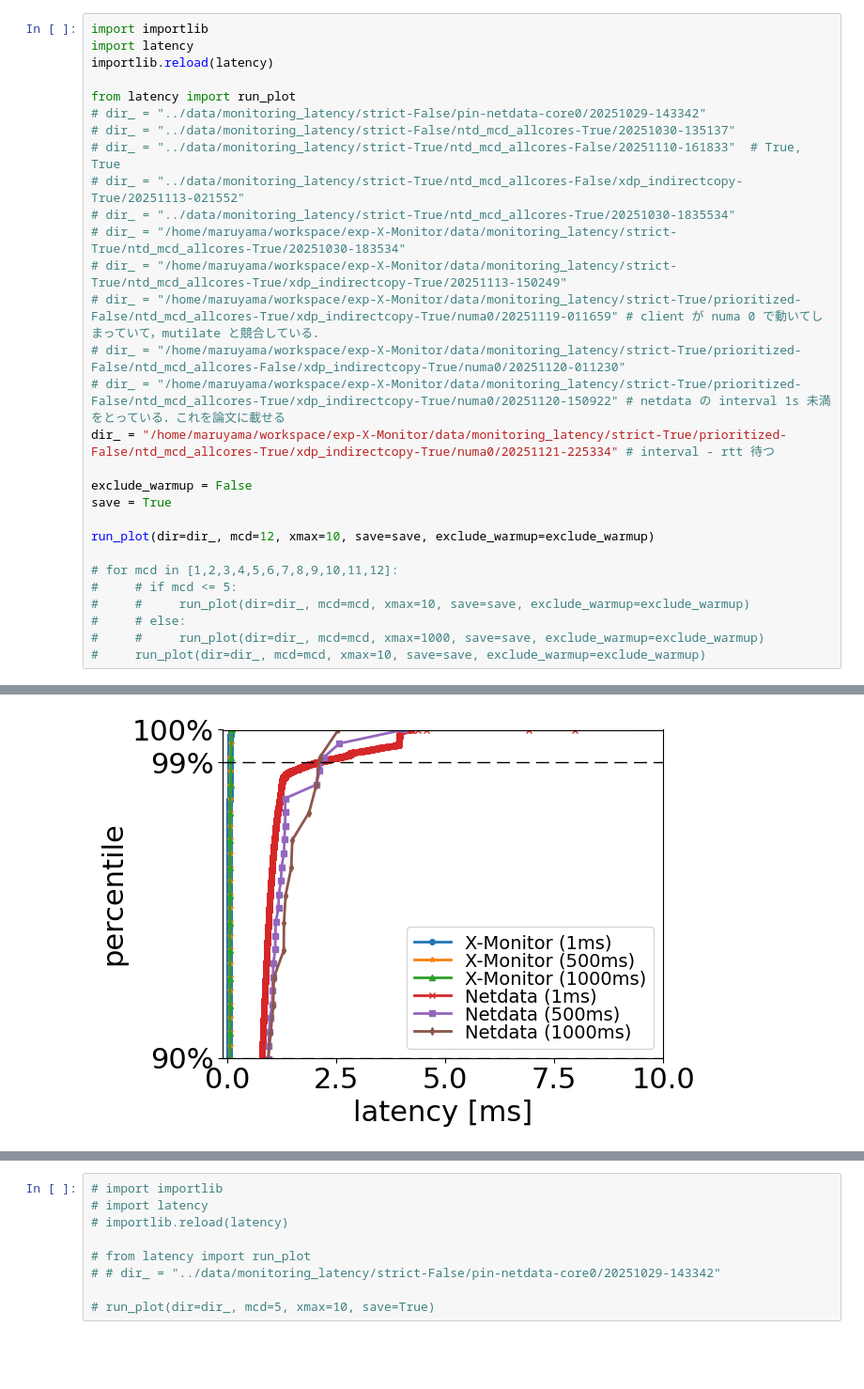
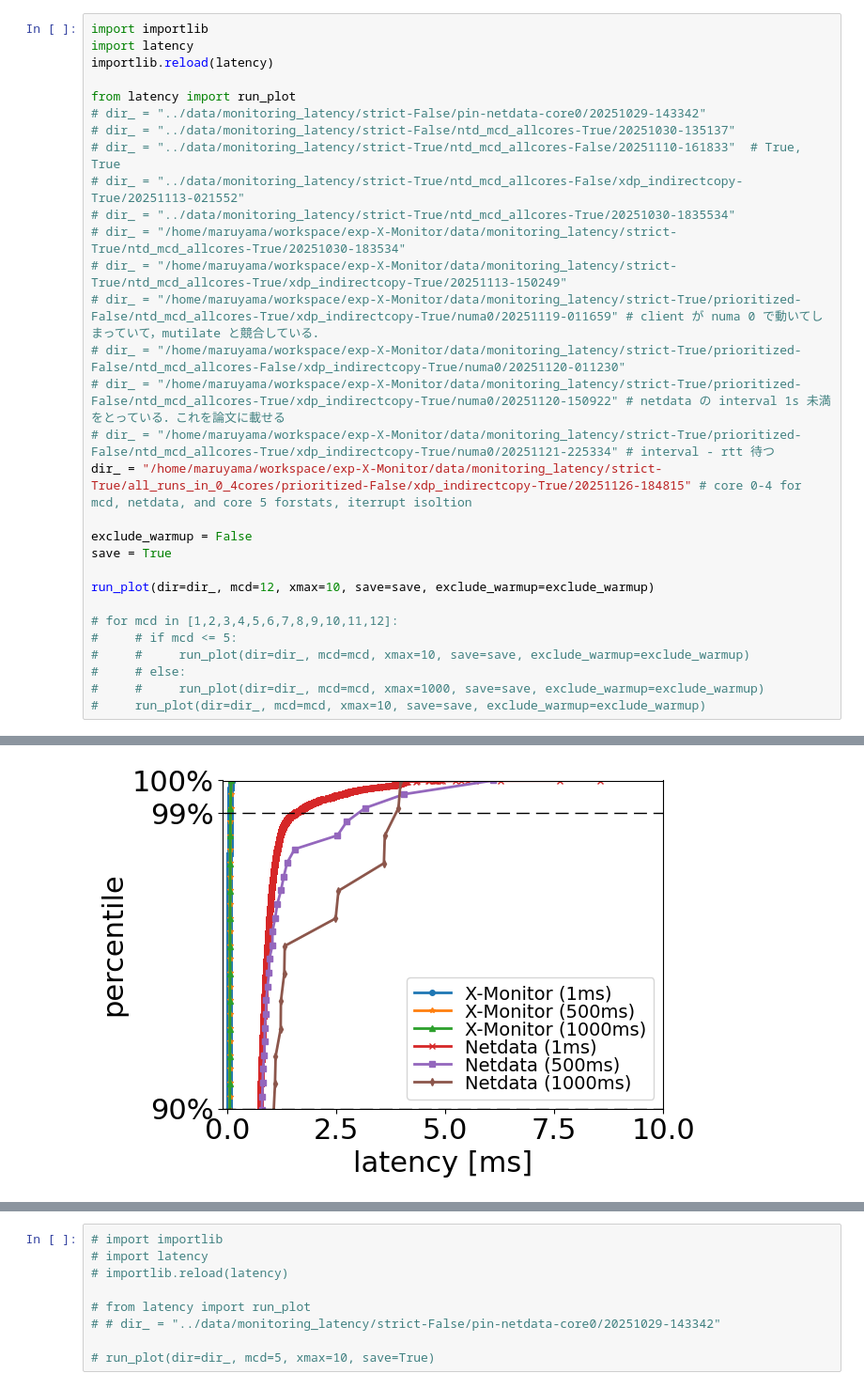
Before and after one commit to yukimaruyama2023/exp-X-Monitor, a Jupyter notebook: graph/latency.ipynb, the cells around one changed output, grey strips where cells are left out. Shown at 94% size. Drawn from its saved outputs; the diff is of its cells as text; blank space fills up the shorter version.

Commit message:
[Graph update]

```diff
--- a/graph/latency.ipynb
+++ b/graph/latency.ipynb
@@ -22,7 +19,8 @@ from latency import run_plot
 # dir_ = "/home/maruyama/workspace/exp-X-Monitor/data/monitoring_latency/strict-True/prioritized-False/ntd_mcd_allcores-True/xdp_indirectcopy-True/numa0/20251119-011659" # client が numa 0 で動いてしまっていて，mutilate と競合している．
 # dir_ = "/home/maruyama/workspace/exp-X-Monitor/data/monitoring_latency/strict-True/prioritized-False/ntd_mcd_allcores-False/xdp_indirectcopy-True/numa0/20251120-011230"
 # dir_ = "/home/maruyama/workspace/exp-X-Monitor/data/monitoring_latency/strict-True/prioritized-False/ntd_mcd_allcores-True/xdp_indirectcopy-True/numa0/20251120-150922" # netdata の interval 1s 未満をとっている．これを論文に載せる
-dir_ = "/home/maruyama/workspace/exp-X-Monitor/data/monitoring_latency/strict-True/prioritized-False/ntd_mcd_allcores-True/xdp_indirectcopy-True/numa0/20251121-225334" # interval - rtt 待つ
+# dir_ = "/home/maruyama/workspace/exp-X-Monitor/data/monitoring_latency/strict-True/prioritized-False/ntd_mcd_allcores-True/xdp_indirectcopy-True/numa0/20251121-225334" # interval - rtt 待つ
+dir_ = "/home/maruyama/workspace/exp-X-Monitor/data/monitoring_latency/strict-True/all_runs_in_0_4cores/prioritized-False/xdp_indirectcopy-True/20251126-184815" # core 0-4 for mcd, netdata, and core 5 forstats, iterrupt isoltion
 
 exclude_warmup = False
 save = True
@@ -49 +47 @@ Kernel metrics CDF
-[figure, old version]
+[figure, new version]
```
Also changed, not shown: parts of 2 cells of this notebook, 3 other files.
